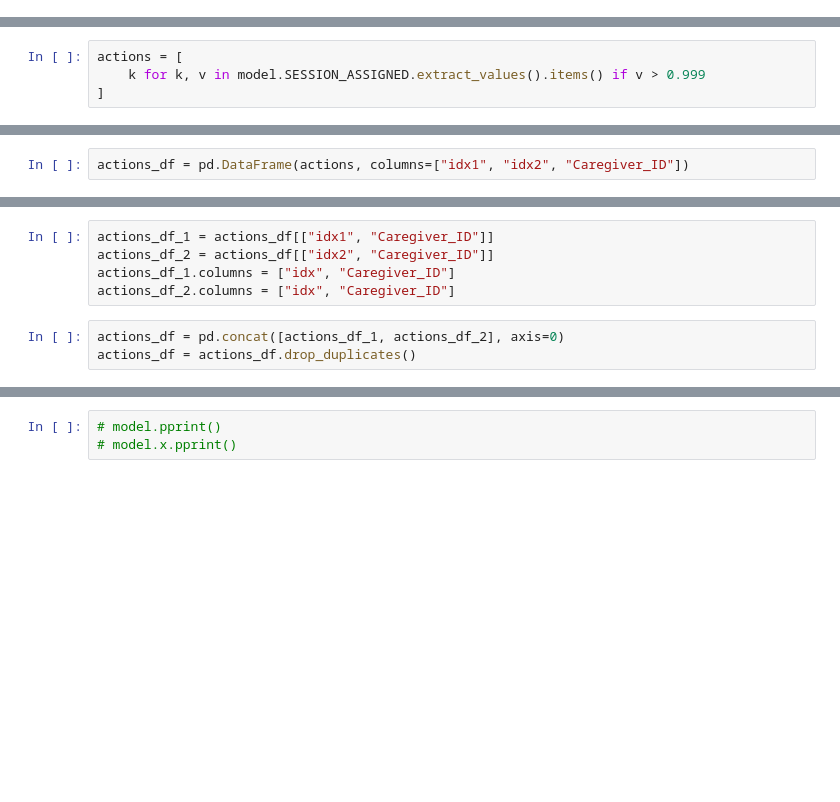
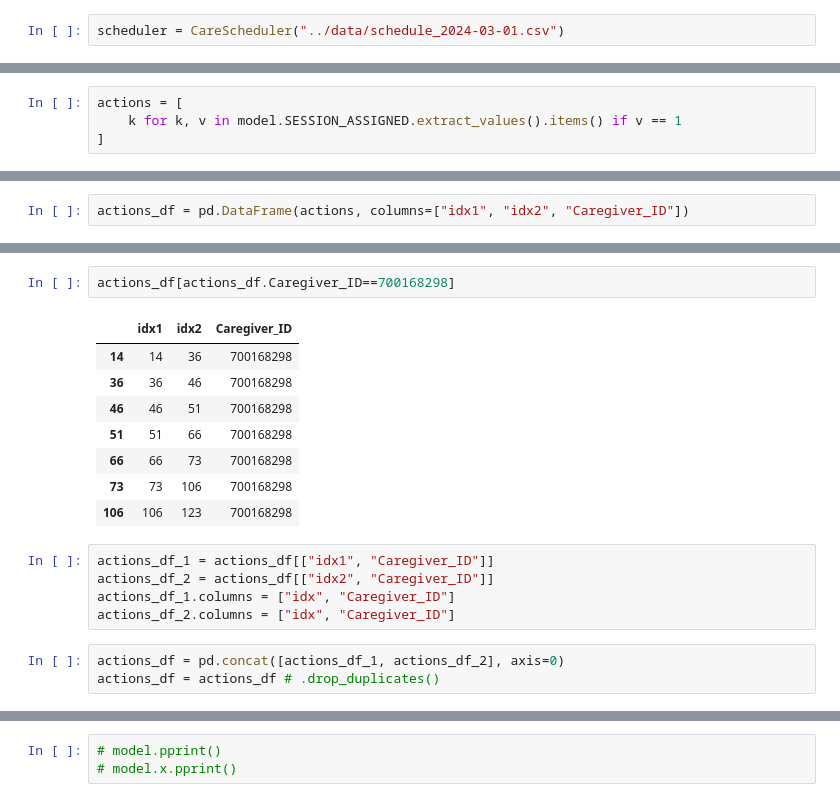
Before and after one commit to stlbnmaria/care-agenda-optimisation, a Jupyter notebook: notebooks/02_optimisation.ipynb, the cells around one changed output, grey strips where cells are left out. Saved outputs shown, nothing was run; the diff lists cells and outputs as text; blank space fills up the shorter version.

```diff
--- a/notebooks/02_optimisation.ipynb
+++ b/notebooks/02_optimisation.ipynb
@@ -696,2 +865,4 @@ scheduler = CareScheduler(excel_file)
+# %%
+scheduler = CareScheduler("../data/schedule_2024-03-01.csv")
 # %%
 solver_results = scheduler.solve()
@@ -704,6 +895,6 @@ model.CASE_COMBINATIONS.display()
 # %%
 actions = [
-    k for k, v in model.SESSION_ASSIGNED.extract_values().items() if v > 0.999
+    k for k, v in model.SESSION_ASSIGNED.extract_values().items() if v == 1
 ]
 # %%
 import numpy as np
@@ -718,3 +926,14 @@ actions_df
+# %%
+actions_df[actions_df.Caregiver_ID==700168298]
+# %% [output]
+|  | idx1 | idx2 | Caregiver_ID |
+| 14 | 14 | 36 | 700168298 |
+| 36 | 36 | 46 | 700168298 |
+| 46 | 46 | 51 | 700168298 |
+| 51 | 51 | 66 | 700168298 |
+| 66 | 66 | 73 | 700168298 |
+| 73 | 73 | 106 | 700168298 |
+| 106 | 106 | 123 | 700168298 |
 # %%
 actions_df_1 = actions_df[["idx1", "Caregiver_ID"]]
 actions_df_2 = actions_df[["idx2", "Caregiver_ID"]]
@@ -722,7 +941,7 @@ actions_df_1.columns = ["idx", "Caregiver_ID"]
 actions_df_2.columns = ["idx", "Caregiver_ID"]
 # %%
 actions_df = pd.concat([actions_df_1, actions_df_2], axis=0)
-actions_df = actions_df.drop_duplicates()
+actions_df = actions_df # .drop_duplicates()
 # %%
 temp = scheduler.df_sessions.copy()
 temp = temp.merge(actions_df, how="left", on="idx")
```
Also changed, not shown: parts of 47 cells of this notebook.
